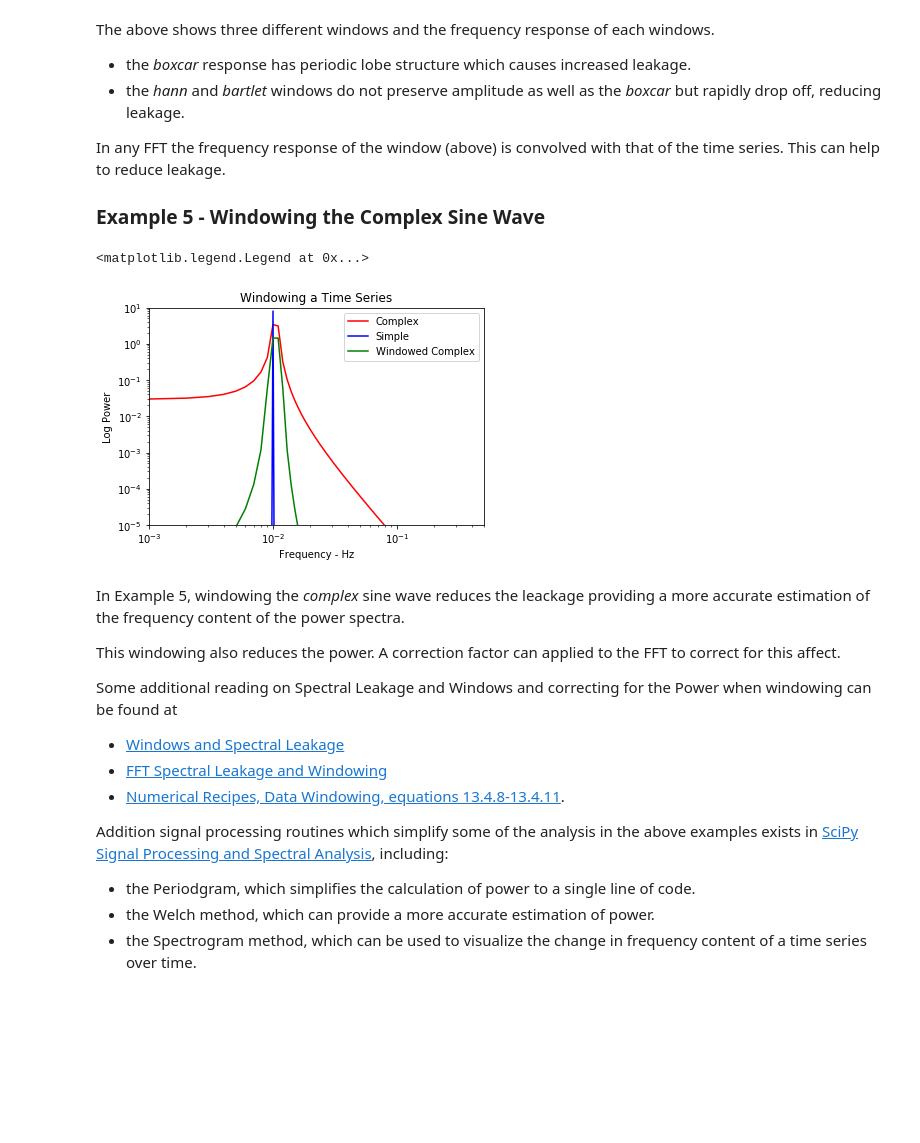
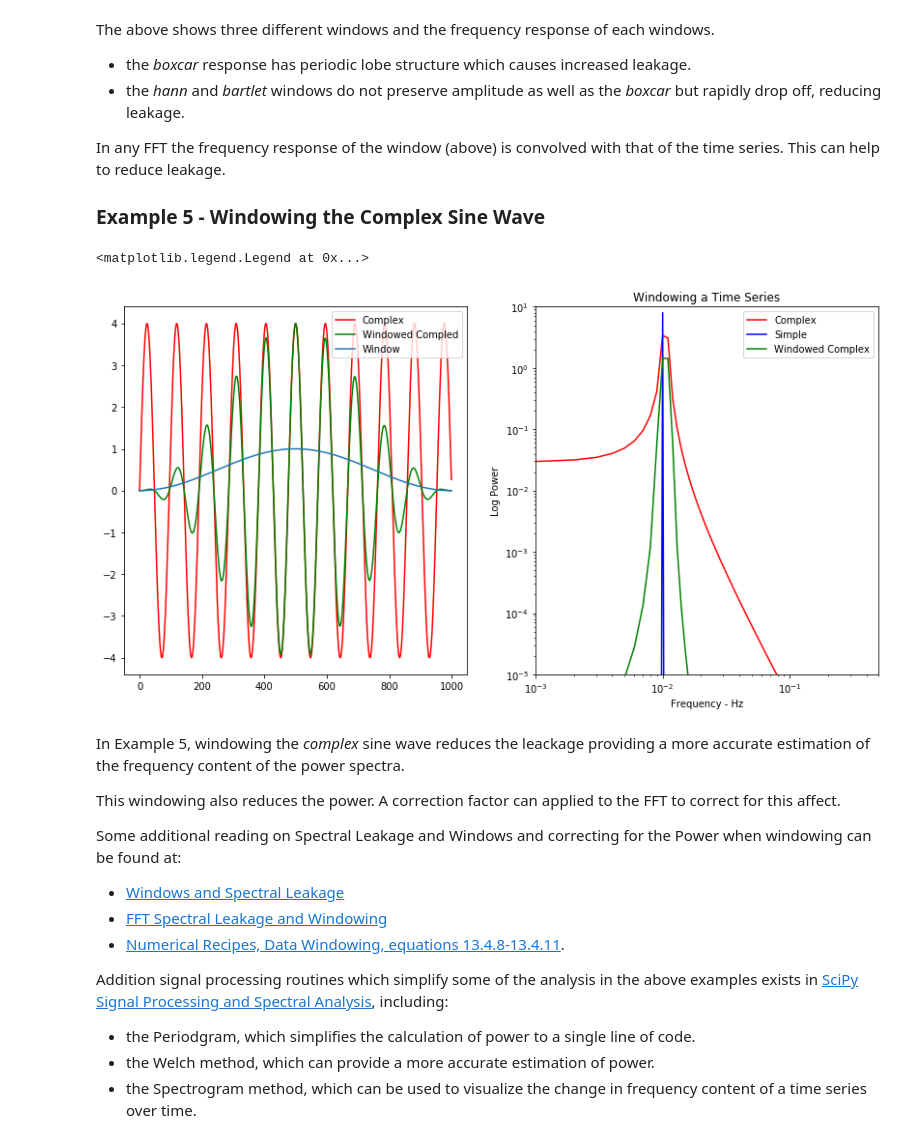
Before and after one commit to kylermurphy/astr288p_2018, a Jupyter notebook: notebooks/Lecture8_06-timeseries.ipynb, the cells around one changed output. Drawn from its saved outputs; the diff is of its cells as text; code cells hidden in the pictures; blank space fills up the shorter version.

```diff
--- a/notebooks/Lecture8_06-timeseries.ipynb
+++ b/notebooks/Lecture8_06-timeseries.ipynb
@@ -398,28 +398,34 @@ In any FFT the frequency response of the window (above) is convolved with that o
 # %%
 # let's apply a hanning window
 #  to the complex sine wave time series
 
 y2_w  = fft(x2*signal.hann(n))
 # calculate power
 p2_w = 2.*abs(np.copy(y2_w[0:n//2]))**2./n**2
 
-f7, wpax = plt.subplots()
+# plot series and power
+f7, (wpax1, wpax2) = plt.subplots(1,2,figsize=(14,7) )
 
-wpax.plot(f2,p2,c='red', label = 'Complex')
-wpax.plot(f_p,p,c='blue', label = 'Simple')
-wpax.plot(f2,p2_w,c='green',label='Windowed Complex')
-wpax.set(ylim=[0.00001,10],yscale='log',xlim=[f2[1],f2.max()],xscale='log')
-wpax.set(ylabel='Log Power',xlabel='Frequency - Hz', title='Windowing a Time Series')
-wpax.legend()
+wpax1.plot(t,x2,c='red', label='Complex')
+wpax1.plot(t,x2*signal.hann(n),c='green',label='Windowed Compled')
+wpax1.plot(t,signal.hann(n), label='Window')
+wpax1.legend(loc='upper right')
+
+wpax2.plot(f2,p2,c='red', label = 'Complex')
+wpax2.plot(f_p,p,c='blue', label = 'Simple')
+wpax2.plot(f2,p2_w,c='green',label='Windowed Complex')
+wpax2.set(ylim=[0.00001,10],yscale='log',xlim=[f2[1],f2.max()],xscale='log')
+wpax2.set(ylabel='Log Power',xlabel='Frequency - Hz', title='Windowing a Time Series')
+wpax2.legend(loc='upper right')
 # %% [output]
 <matplotlib.legend.Legend at 0x...>
-[figure, old version]
+[figure, new version]
 # %% [markdown]
 In Example 5, windowing the _complex_ sine wave reduces the leackage providing a more accurate estimation of the frequency content of the power spectra.
 
 This windowing also reduces the power. A correction factor can applied to the FFT to correct for this affect.
 
-Some additional reading on Spectral Leakage and Windows and correcting for the Power when windowing can be found at
+Some additional reading on Spectral Leakage and Windows and correcting for the Power when windowing can be found at:
 - [Windows and Spectral Leakage](https://community.plm.automation.siemens.com/t5/Testing-Knowledge-Base/Windows-and-Spectral-Leakage/ta-p/432760)
 - [FFT Spectral Leakage and Windowing](http://saadahmad.ca/fft-spectral-leakage-and-windowing/)
 - [Numerical Recipes, Data Windowing, equations 13.4.8-13.4.11](http://numerical.recipes).
```
Also changed, not shown: parts of 1 cell of this notebook.
